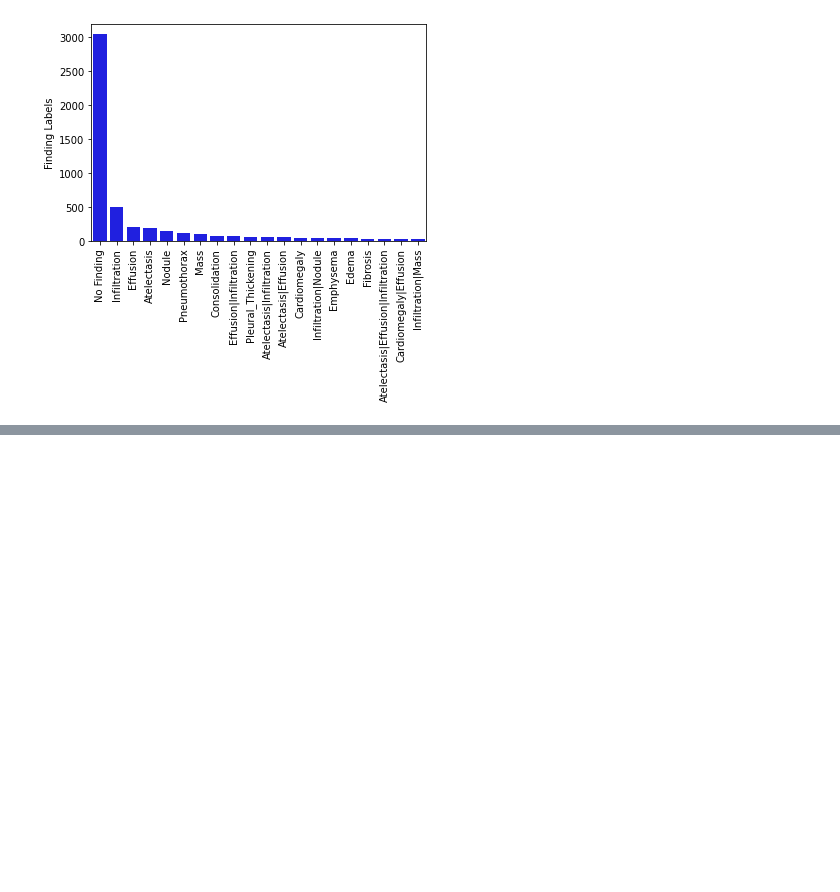
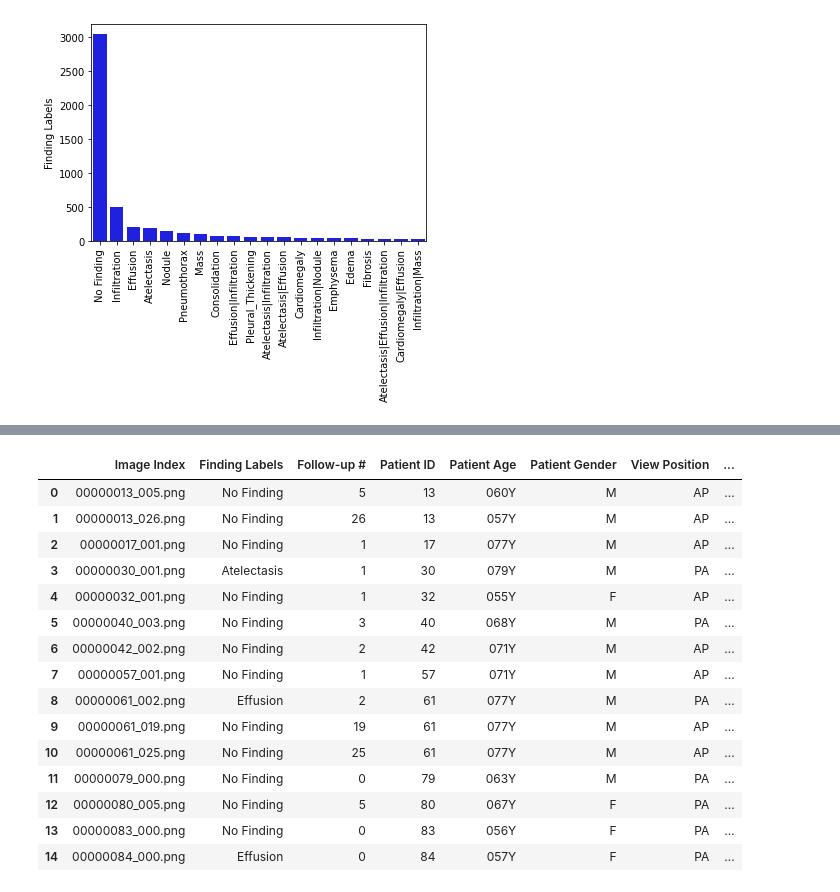
Before and after one commit to matheushcamilo/disease-xray-classification, a Jupyter notebook: archive/contato-inicial.ipynb, the cells around one changed output, grey strips where cells are left out. Saved outputs shown, nothing was run; the diff lists cells and outputs as text; code cells hidden in the pictures; blank space fills up the shorter version.

```diff
--- a/archive/contato-inicial.ipynb
+++ b/archive/contato-inicial.ipynb
@@ -85,0 +127,24 @@ plt.xticks(rotation = 90)
+# %%
+#Agora, vou preparar o dataset para aplicar os modelos
+labels_to_be_encoded = ['Infiltration', 'Effusion', 'Atelectasis', 'Nodule']
+for label in labels_to_be_encoded:
+    data[label] = data['Finding Labels'].map(lambda result: 1.0 if label in result else 0)
+
+data.head(15)
+# %% [output]
+|  | Image Index | Finding Labels | Follow-up # | Patient ID | Patient Age | Patient Gender | View Position | ... |
+| 0 | 00000013_005.png | No Finding | 5 | 13 | 060Y | M | AP | ... |
+| 1 | 00000013_026.png | No Finding | 26 | 13 | 057Y | M | AP | ... |
+| 2 | 00000017_001.png | No Finding | 1 | 17 | 077Y | M | AP | ... |
+| 3 | 00000030_001.png | Atelectasis | 1 | 30 | 079Y | M | PA | ... |
+| 4 | 00000032_001.png | No Finding | 1 | 32 | 055Y | F | AP | ... |
+| 5 | 00000040_003.png | No Finding | 3 | 40 | 068Y | M | PA | ... |
+| 6 | 00000042_002.png | No Finding | 2 | 42 | 071Y | M | AP | ... |
+| 7 | 00000057_001.png | No Finding | 1 | 57 | 071Y | M | AP | ... |
+| 8 | 00000061_002.png | Effusion | 2 | 61 | 077Y | M | PA | ... |
+| 9 | 00000061_019.png | No Finding | 19 | 61 | 077Y | M | AP | ... |
+| 10 | 00000061_025.png | No Finding | 25 | 61 | 077Y | M | AP | ... |
+| 11 | 00000079_000.png | No Finding | 0 | 79 | 063Y | M | PA | ... |
+| 12 | 00000080_005.png | No Finding | 5 | 80 | 067Y | F | PA | ... |
+| 13 | 00000083_000.png | No Finding | 0 | 83 | 056Y | F | PA | ... |
+| 14 | 00000084_000.png | Effusion | 0 | 84 | 057Y | F | PA | ... |
```
Also changed, not shown: parts of 3 cells of this notebook.
